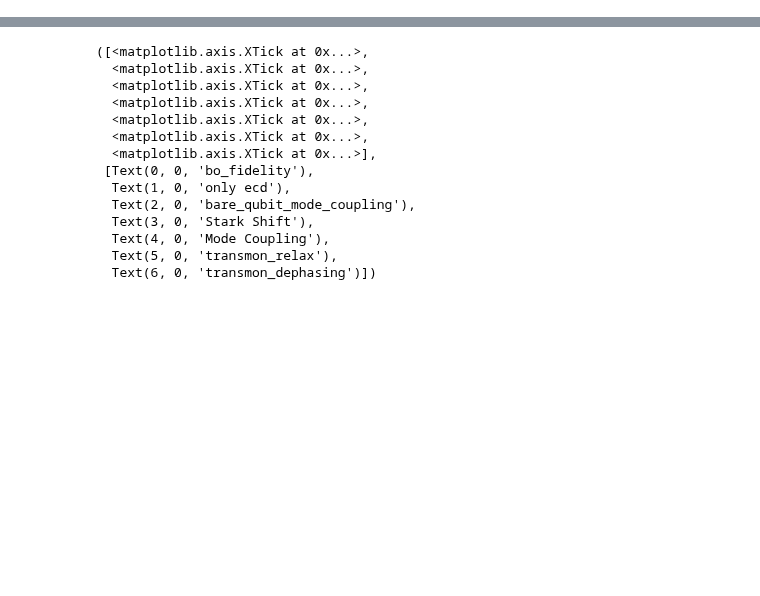
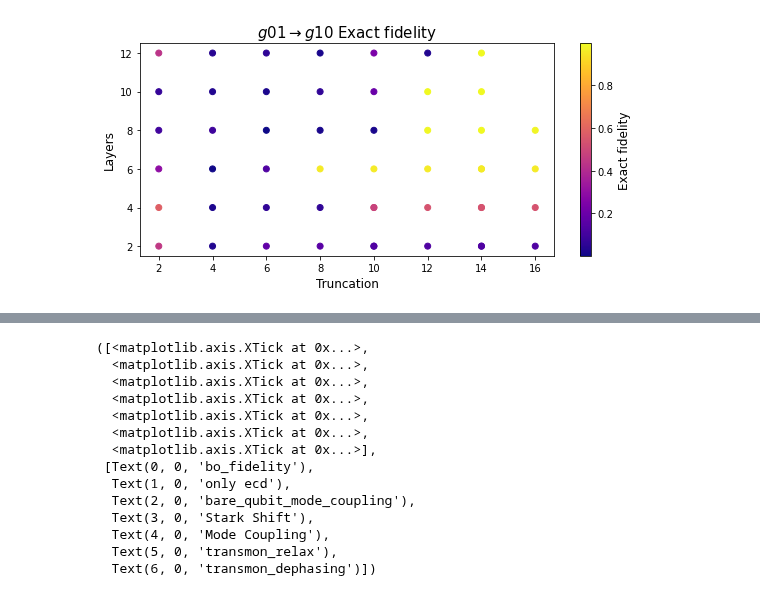
Before and after one commit to EeshGupta/Multimode-Conditional-Displacements, a Jupyter notebook: hpc_runs/two_mode_ecd/Qutip Batch Optimizer Inconsistency/Plotter.ipynb, the cells around one changed output, grey strips where cells are left out. Drawn from its saved outputs; the diff is of its cells as text; code cells hidden in the pictures; blank space fills up the shorter version.

```diff
--- a/hpc_runs/two_mode_ecd/Qutip Batch Optimizer Inconsistency/Plotter.ipynb
+++ b/hpc_runs/two_mode_ecd/Qutip Batch Optimizer Inconsistency/Plotter.ipynb
@@ -48,0 +139,15 @@ df
+# %%
+fig = plt.figure(figsize = (8, 4))
+x = df['truncation']
+y = df['levels']
+c = df['exact fidelity']
+plt.scatter(x,y,c = c, cmap= "plasma")
+cbar = plt.colorbar()
+cbar.set_label('Exact fidelity')
+plt.xlabel('Truncation')
+plt.ylabel('Layers')
+plt.title(r'$g01 \rightarrow g10$ Exact fidelity', fontsize = 15)
+#fig.savefig('Layer vs Fidelity for g01g02_to_g10_g20(no outlier)')
+plt.tight_layout()
+# %% [output]
+[figure, added]
```
Also changed, not shown: parts of 8 cells of this notebook, 6 other files.
